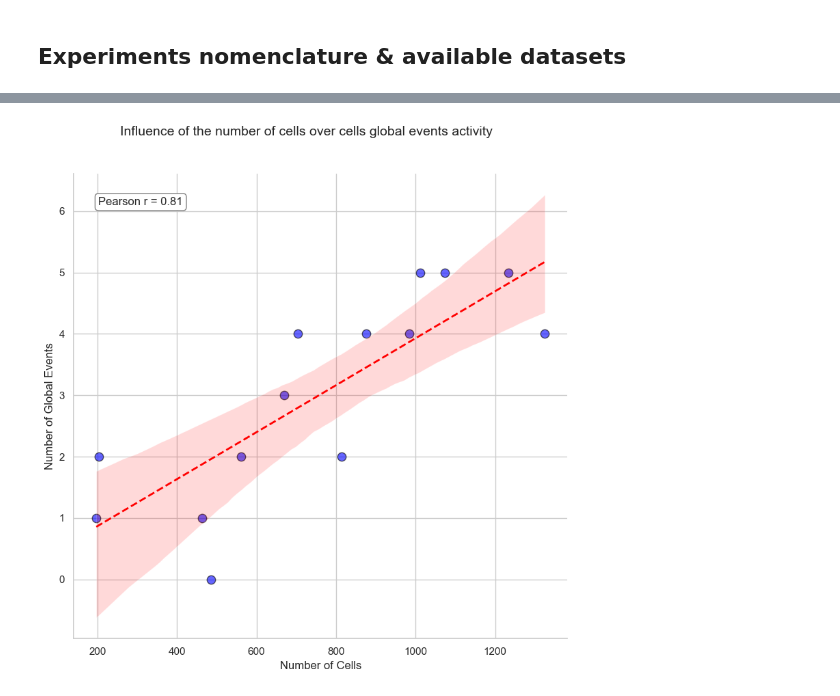
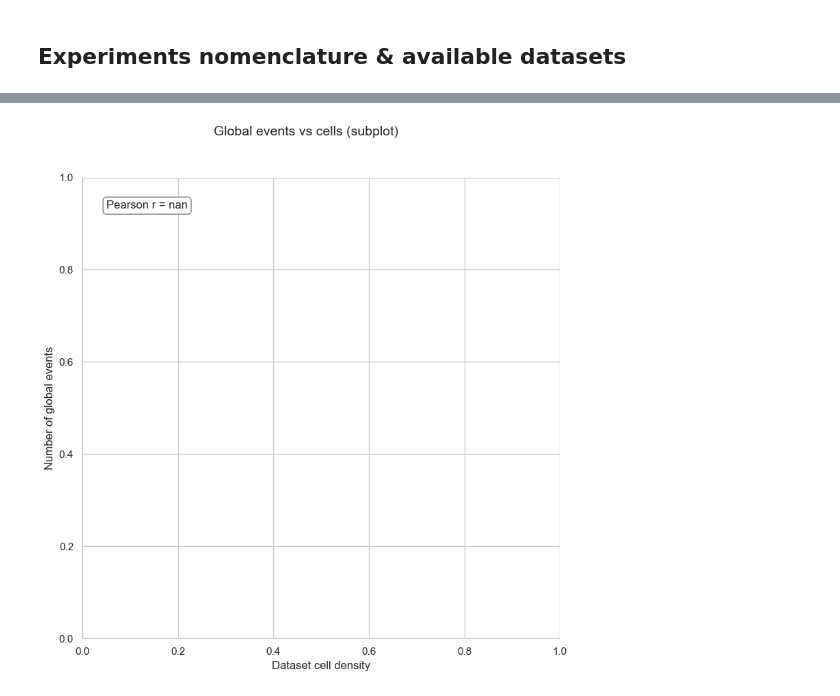
Before and after one commit to hamelmateo/CaSTIA-AF, a Jupyter notebook: notebooks/datasets_overview.ipynb, the cells around one changed output, grey strips where cells are left out. Drawn from its saved outputs; the diff is of its cells as text; code cells hidden in the pictures.

Commit message:
minor updates & implementation of preliminary figures for cell density analysis

```diff
--- a/notebooks/datasets_overview.ipynb
+++ b/notebooks/datasets_overview.ipynb
@@ -119,59 +123,28 @@ cells_counts = cells.groupby("dataset")["Cell ID"].count()
 
 global_events_counts = events[events["Event type"]=="GlobalEvent"].groupby("dataset")["Event ID"].count()
 
-experiments["Number of cells"] = experiments["dataset"].map(cells_counts)
+experiments["Dataset cell density"] = experiments["dataset"].map(cells_counts)
+events["Dataset cell density"] = events["dataset"].map(cells_counts)
+cells["Dataset cell density"] = cells["dataset"].map(cells_counts)
+peaks["Dataset cell density"] = peaks["dataset"].map(cells_counts)
+communications["Dataset cell density"] = communications["dataset"].map(cells_counts)
+
 experiments["Number of global events"] = experiments["dataset"].map(global_events_counts)
 
 experiments["Number of global events"] = experiments["Number of global events"].fillna(0).astype(int)
 
 control_experiments = experiments[experiments["condition"] == "control - 1st run"]
-
-import seaborn as sns
-import matplotlib.pyplot as plt
-
-sns.set(style="whitegrid")
-
-# Compute Pearson correlation
-corr = control_experiments["Number of cells"].corr(
-    control_experiments["Number of global events"], method="pearson"
-)
-
-# Create the plot
-g = sns.lmplot(
-    data=control_experiments,
-    x="Number of cells",
-    y="Number of global events",
-    hue=None,
-    height=8,
-    aspect=1,
-    ci=95,
-    robust=False,
-    order=1,  # change to 2 for quadratic fit
-    truncate=True,
-    scatter_kws={"alpha": 0.6, "s": 80, "color": "blue", "edgecolor": "black"},
-    line_kws={"color": "red", "linewidth": 2, "linestyle": "--"},
-    markers="o",
-    palette="muted"
-)
-
-# Annotate Pearson r
-g.ax.text(
-    0.05, 0.95,
-    f"Pearson r = {corr:.2f}",
-    transform=g.ax.transAxes,
-    fontsize=12,
-    verticalalignment='top',
-    bbox=dict(boxstyle="round,pad=0.3", edgecolor='gray', facecolor='white')
-)
-
-# Customize labels and title
-g.set_axis_labels("Number of Cells", "Number of Global Events")
-g.fig.suptitle("Influence of the number of cells over cells global events activity", fontsize=14, y=1.02)
-
-# Optional: Customize axes limits
-# g.set(xlim=(0, 1000), ylim=(0, 100))
-
-plt.tight_layout()
-plt.show()
+control_events = events[events["condition"] == "control - 1st run"]
+control_cells = cells[cells["condition"] == "control - 1st run"]
+control_peaks = peaks[peaks["condition"] == "control - 1st run"]
+control_communications = communications[communications["condition"] == "control - 1st run"]
-# %% [output]
-[figure, removed]
+# %%
+plot_xy_with_regression(
+    data=control_experiments,
+    x_col="Dataset cell density",
+    y_col="Number of global events",
+    corr_method="pearson",
+    title="Global events vs cells (subplot)"
+)
+# %% [output]
+[figure, added]
```
Also changed, not shown: parts of 17 cells of this notebook, 4 other files.
